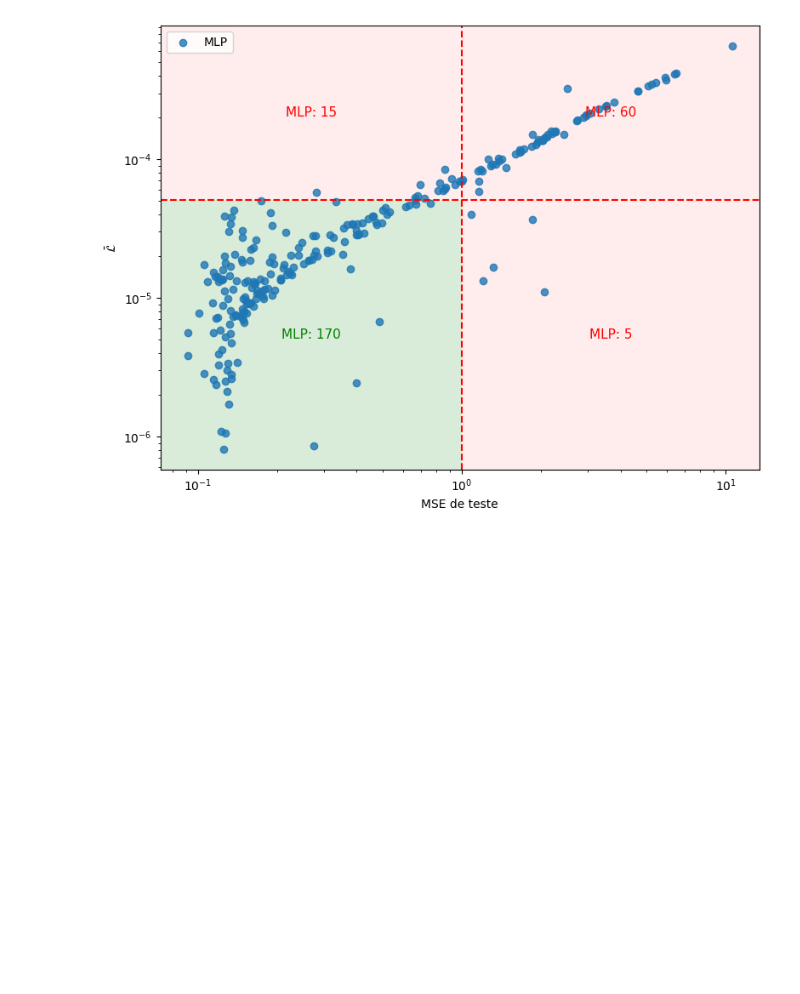
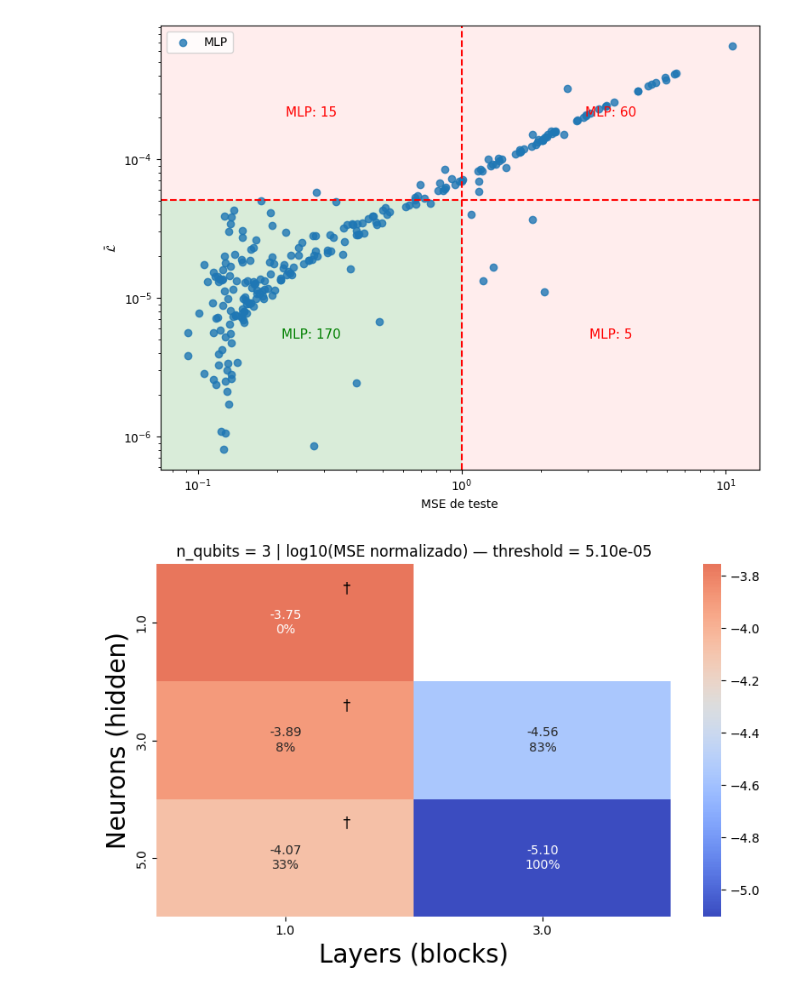
Before and after one commit to cammaral/pinn, a Jupyter notebook: weciq.ipynb, the cells around one changed output. Drawn from its saved outputs; the diff is of its cells as text; code cells hidden in the pictures; blank space fills up the shorter version.

```diff
--- a/weciq.ipynb
+++ b/weciq.ipynb
@@ -383,3 +378,84 @@ plt.tight_layout()
 plt.show()
 # %% [output]
 [figure]
+# %%
+nq_fix = 3   # por exemplo
+threshold = (1 / 140**2)
+
+# =======================
+# 1) Filtra só esse número de qubits
+# =======================
+df_q = df_hybrid[df_hybrid["n_qubits"] == nq_fix].copy()
+
+# =======================
+# 2) Tabela com a MÉDIA
+# =======================
+pivot = df_q.pivot_table(
+    index="hidden",
+    columns="blocks",
+    values=LOSS_COLUMN,
+    aggfunc="mean"
+)
+
+pivot_log = np.log10(pivot)
+
+# =======================
+# 3) % de CONVERGÊNCIA (por hidden, blocks)
+# =======================
+conv_pivot = (
+    df_q
+    .groupby(["hidden", "blocks"])[LOSS_COLUMN]
+    .apply(lambda x: 100 * np.mean(x < threshold))
+    .unstack("blocks")
+)
+
+# =======================
+# 4) Matriz de strings "log10\nXX%"
+# =======================
+annot = np.empty_like(pivot_log.values, dtype=object)
+
+for i, h in enumerate(pivot.index):
+    for j, b in enumerate(pivot.columns):
+        val = pivot_log.loc[h, b]
+        conv = (
+            conv_pivot.loc[h, b]
+            if (h in conv_pivot.index and b in conv_pivot.columns)
+            else np.nan
+        )
+        if np.isnan(conv):
+            annot[i, j] = f"{val:.2f}\n-"
+        else:
+            annot[i, j] = f"{val:.2f}\n{conv:.0f}%"
+
+thr_log = np.log10(threshold)
+
+plt.figure(figsize=(8,5))
+ax = sns.heatmap(
+    pivot_log,
+    annot=annot,
+    fmt="",
+    cmap="coolwarm",
+    center=thr_log,
+)
+
+plt.title(f"n_qubits = {nq_fix} | log10(MSE normalizado) — threshold = {threshold:.2e}")
+plt.ylabel("Neurons (hidden)", fontsize=20)
+plt.xlabel("Layers (blocks)", fontsize=20)
+
+# marcar células acima do threshold com † (opcional)
+for i in range(pivot.shape[0]):        # linhas
+    for j in range(pivot.shape[1]):    # colunas
+        if pivot.iloc[i, j] > threshold:
+            ax.text(
+                j + 0.72,
+                i + 0.25,
+                "$\\dagger$",
+                color="black",
+                fontsize=12,
+                fontweight="bold"
+            )
+
+plt.tight_layout()
+plt.show()
+# %% [output]
+[figure, added]
```
Also changed, not shown: parts of 2 cells of this notebook.
